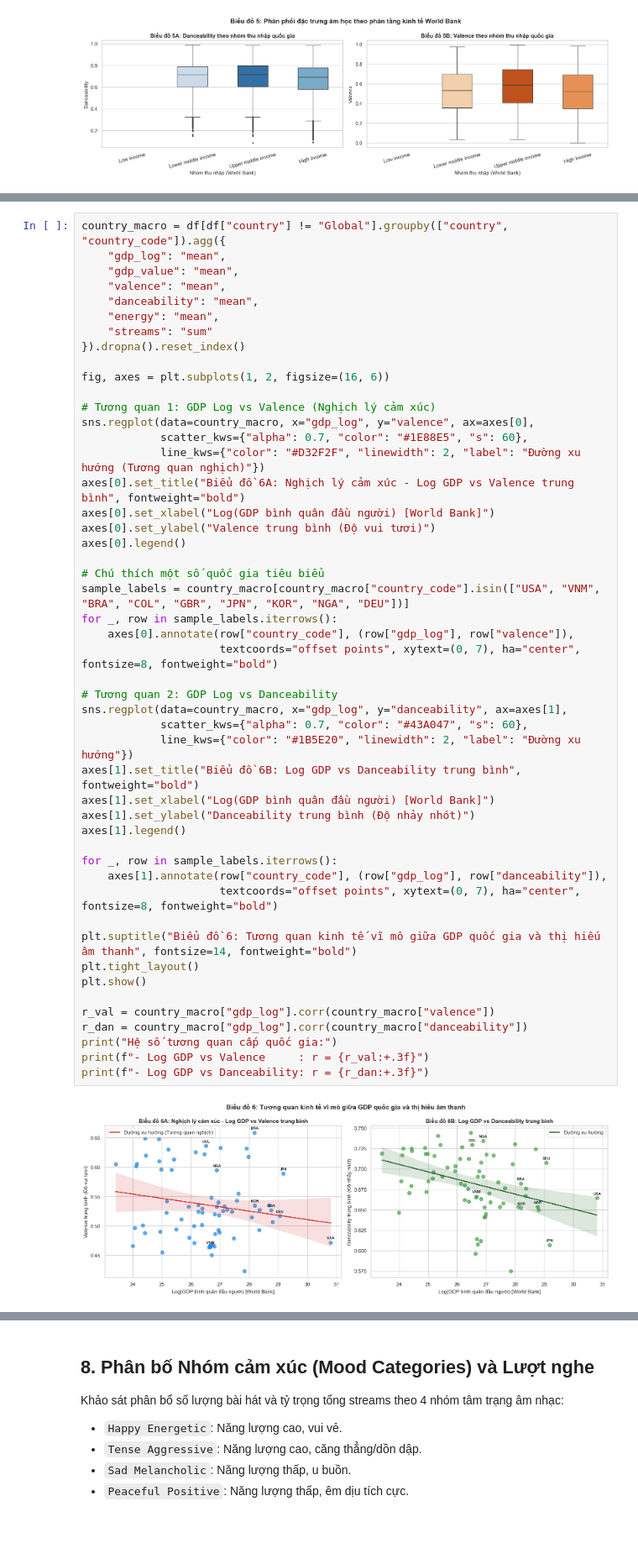
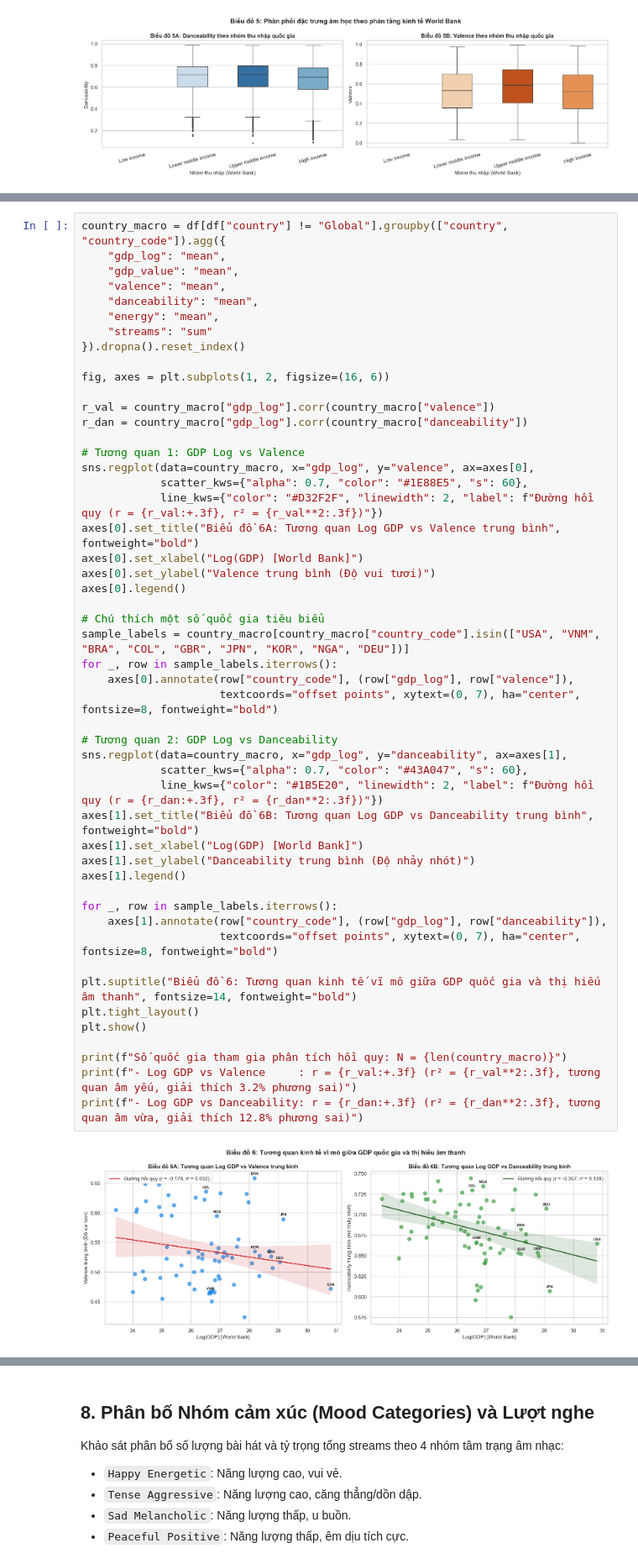
Before and after one commit to lyhiahan/Spotify_Audio_Trends_Analytics, a Jupyter notebook: notebooks/02_eda.ipynb, the cells around one changed output, grey strips where cells are left out. Shown at 84% size. Saved outputs shown, nothing was run; the diff lists cells and outputs as text; blank space fills up the shorter version.

```diff
--- a/notebooks/02_eda.ipynb
+++ b/notebooks/02_eda.ipynb
@@ -358,43 +394,44 @@ country_macro = df[df["country"] != "Global"].groupby(["country", "country_code"
 }).dropna().reset_index()
 
 fig, axes = plt.subplots(1, 2, figsize=(16, 6))
 
-# Tương quan 1: GDP Log vs Valence (Nghịch lý cảm xúc)
+r_val = country_macro["gdp_log"].corr(country_macro["valence"])
+r_dan = country_macro["gdp_log"].corr(country_macro["danceability"])
+
+# Tương quan 1: GDP Log vs Valence
 sns.regplot(data=country_macro, x="gdp_log", y="valence", ax=axes[0],
             scatter_kws={"alpha": 0.7, "color": "#1E88E5", "s": 60},
-            line_kws={"color": "#D32F2F", "linewidth": 2, "label": "Đường xu hướng (Tương quan nghịch)"})
-axes[0].set_title("Biểu đồ 6A: Nghịch lý cảm xúc - Log GDP vs Valence trung bình", fontweight="bold")
-axes[0].set_xlabel("Log(GDP bình quân đầu người) [World Bank]")
+            line_kws={"color": "#D32F2F", "linewidth": 2, "label": f"Đường hồi quy (r = {r_val:+.3f}, r² = {r_val**2:.3f})"})
+axes[0].set_title("Biểu đồ 6A: Tương quan Log GDP vs Valence trung bình", fontweight="bold")
+axes[0].set_xlabel("Log(GDP) [World Bank]")
 axes[0].set_ylabel("Valence trung bình (Độ vui tươi)")
 axes[0].legend()
 
 # Chú thích một số quốc gia tiêu biểu
 sample_labels = country_macro[country_macro["country_code"].isin(["USA", "VNM", "BRA", "COL", "GBR", "JPN", "KOR", "NGA", "DEU"])]
 for _, row in sample_labels.iterrows():
     axes[0].annotate(row["country_code"], (row["gdp_log"], row["valence"]),
                      textcoords="offset points", xytext=(0, 7), ha="center", fontsize=8, fontweight="bold")
 
 # Tương quan 2: GDP Log vs Danceability
 sns.regplot(data=country_macro, x="gdp_log", y="danceability", ax=axes[1],
             scatter_kws={"alpha": 0.7, "color": "#43A047", "s": 60},
-            line_kws={"color": "#1B5E20", "linewidth": 2, "label": "Đường xu hướng"})
-axes[1].set_title("Biểu đồ 6B: Log GDP vs Danceability trung bình", fontweight="bold")
-axes[1].set_xlabel("Log(GDP bình quân đầu người) [World Bank]")
+            line_kws={"color": "#1B5E20", "linewidth": 2, "label": f"Đường hồi quy (r = {r_dan:+.3f}, r² = {r_dan**2:.3f})"})
+axes[1].set_title("Biểu đồ 6B: Tương quan Log GDP vs Danceability trung bình", fontweight="bold")
+axes[1].set_xlabel("Log(GDP) [World Bank]")
 axes[1].set_ylabel("Danceability trung bình (Độ nhảy nhót)")
 axes[1].legend()
 
 for _, row in sample_labels.iterrows():
     axes[1].annotate(row["country_code"], (row["gdp_log"], row["danceability"]),
                      textcoords="offset points", xytext=(0, 7), ha="center", fontsize=8, fontweight="bold")
 
 plt.suptitle("Biểu đồ 6: Tương quan kinh tế vĩ mô giữa GDP quốc gia và thị hiếu âm thanh", fontsize=14, fontweight="bold")
 plt.tight_layout()
 plt.show()
 
-r_val = country_macro["gdp_log"].corr(country_macro["valence"])
-r_dan = country_macro["gdp_log"].corr(country_macro["danceability"])
-print("Hệ số tương quan cấp quốc gia:")
-print(f"- Log GDP vs Valence     : r = {r_val:+.3f}")
-print(f"- Log GDP vs Danceability: r = {r_dan:+.3f}")
+print(f"Số quốc gia tham gia phân tích hồi quy: N = {len(country_macro)}")
+print(f"- Log GDP vs Valence     : r = {r_val:+.3f} (r² = {r_val**2:.3f}, tương quan âm yếu, giải thích 3.2% phương sai)")
+print(f"- Log GDP vs Danceability: r = {r_dan:+.3f} (r² = {r_dan**2:.3f}, tương quan âm vừa, giải thích 12.8% phương sai)")
 # %% [output]
-[figure, old version]
+[figure, new version]
```
Also changed, not shown: parts of 14 cells of this notebook.
